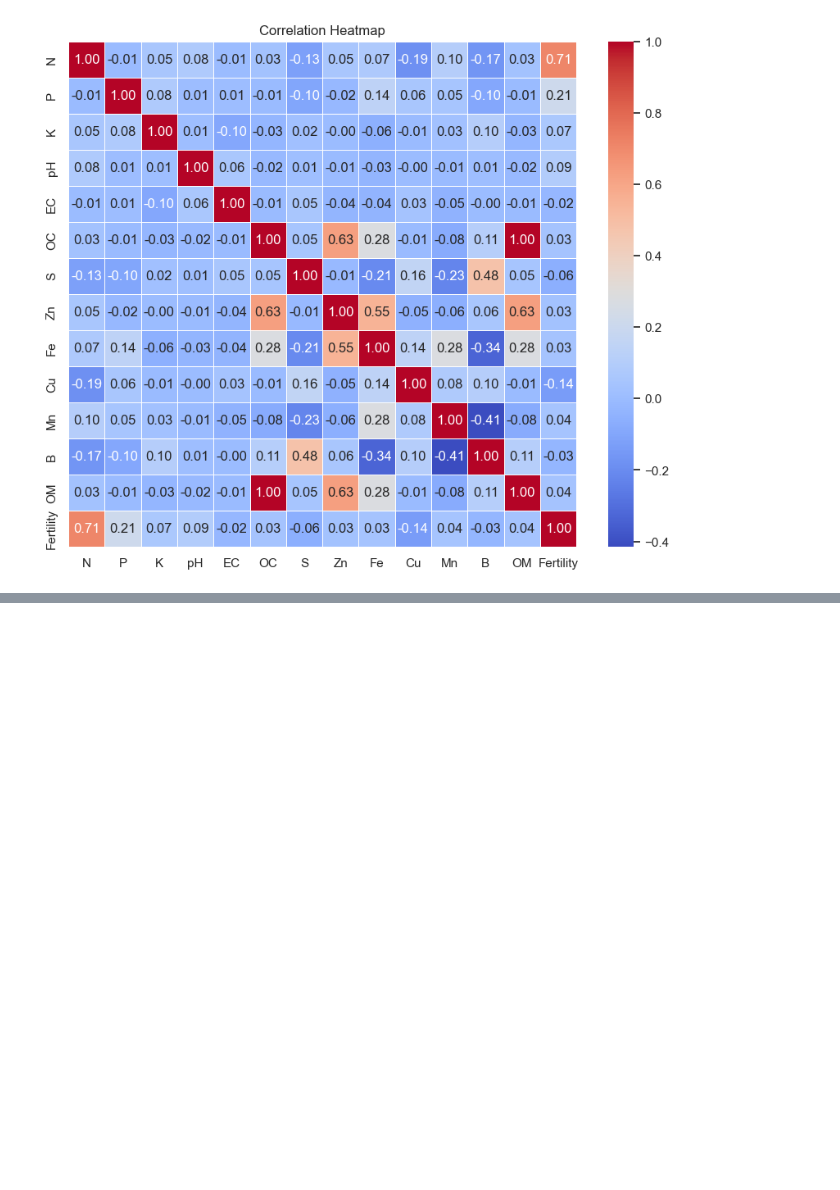
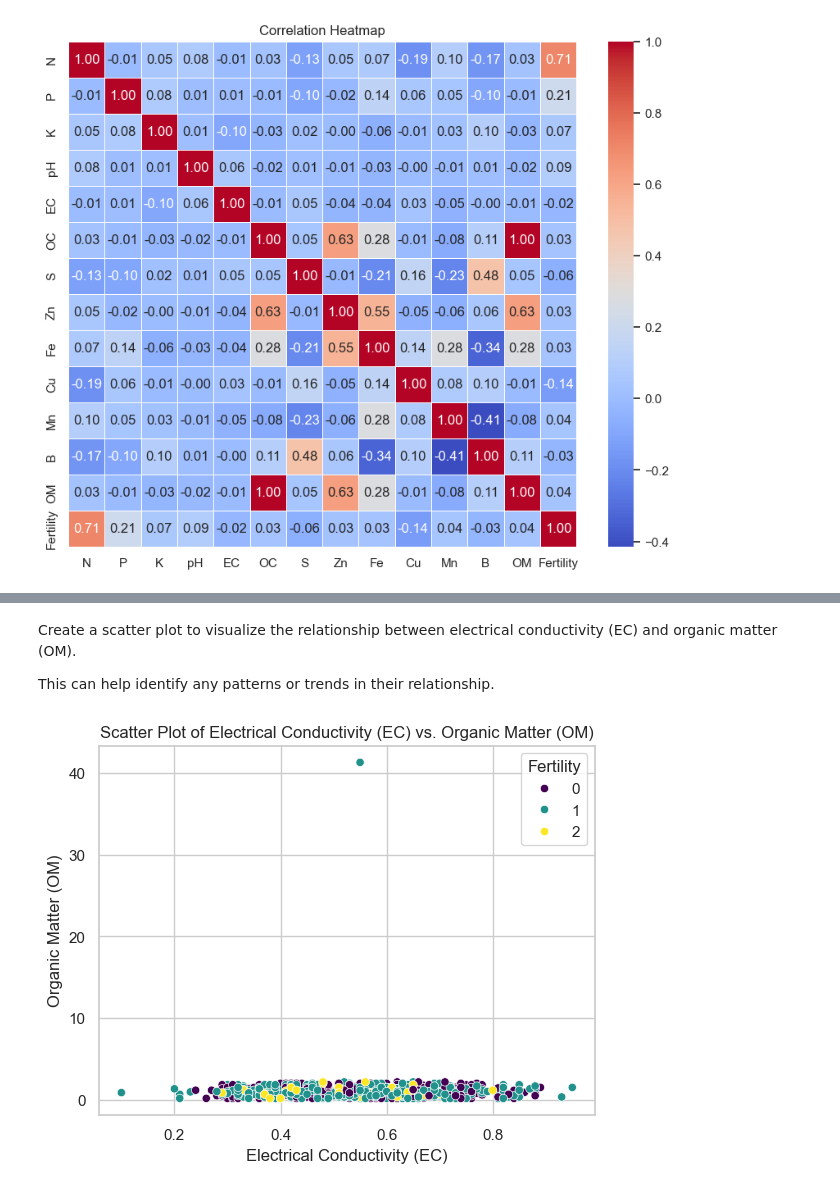
Before and after one commit to Maria-Djadi01/Data-Mining-Project, a Jupyter notebook: notebooks/static_eda.ipynb, the cells around one changed output, grey strips where cells are left out. Cells and saved outputs as stored; diff of their text form; code cells hidden in the pictures; blank space fills up the shorter version.

```diff
--- a/notebooks/static_eda.ipynb
+++ b/notebooks/static_eda.ipynb
@@ -169,0 +183,12 @@ correlation_plots(static_df)
+# %% [markdown]
+Create a scatter plot to visualize the relationship between electrical conductivity (EC) and organic matter (OM).
+
+This can help identify any patterns or trends in their relationship.
+# %%
+sns.scatterplot(x='EC', y='OM', data=static_df, hue='Fertility', palette='viridis')
+plt.title('Scatter Plot of Electrical Conductivity (EC) vs. Organic Matter (OM)')
+plt.xlabel('Electrical Conductivity (EC)')
+plt.ylabel('Organic Matter (OM)')
+plt.show()
+# %% [output]
+[figure, added]
```
Also changed, not shown: parts of 8 cells of this notebook, 7 other files.
